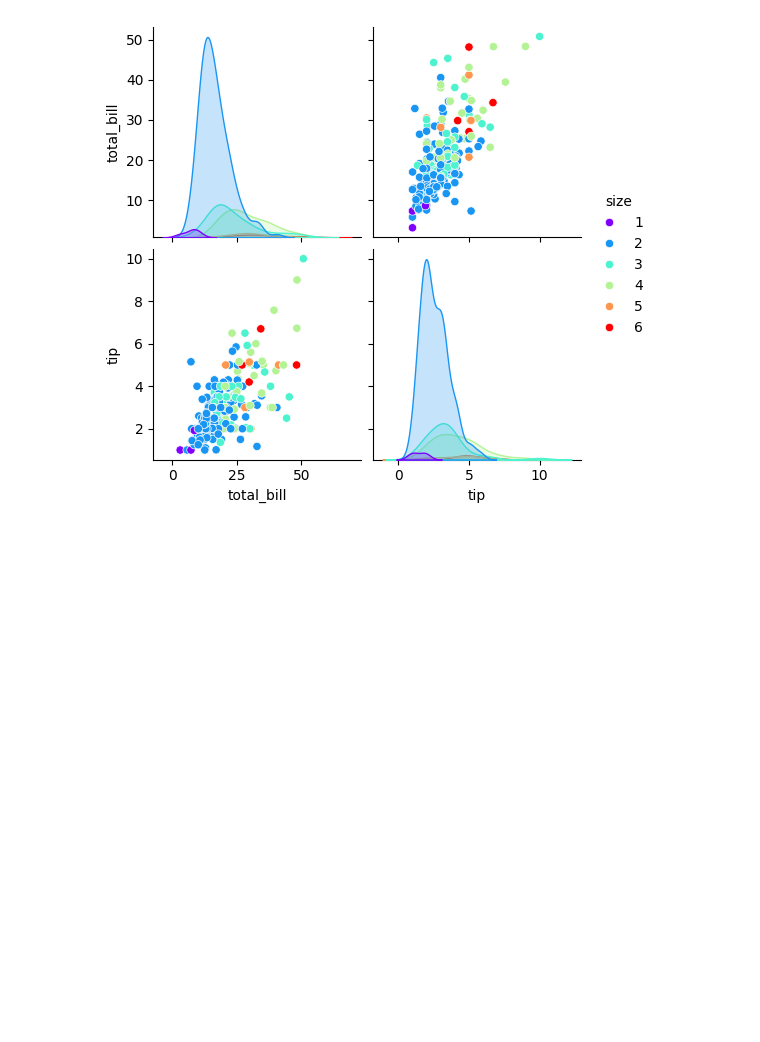
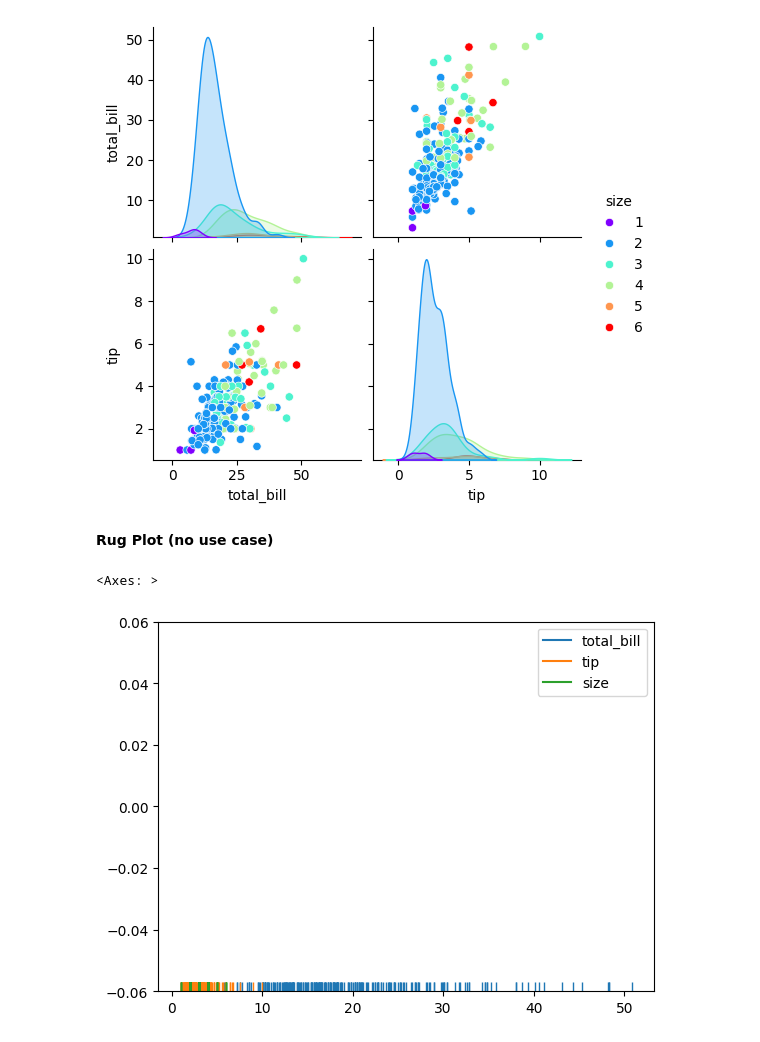
Before and after one commit to VisheshKamble/ML-Learnings, a Jupyter notebook: Seaborn/distributionplot.ipynb, the cells around one changed output. Cells and saved outputs as stored; diff of their text form; code cells hidden in the pictures; blank space fills up the shorter version.

Commit message:
Rug Plot Done

```diff
--- a/Seaborn/distributionplot.ipynb
+++ b/Seaborn/distributionplot.ipynb
@@ -91,3 +91,10 @@ sns.pairplot(df, hue = 'size' , palette = 'rainbow')
 # %% [output]
 <seaborn.axisgrid.PairGrid at 0x...>
 [figure]
+# %% [markdown]
+**Rug Plot (no use case)**
+# %%
+sns.rugplot(df)
+# %% [output]
+<Axes: >
+[figure, added]
```
